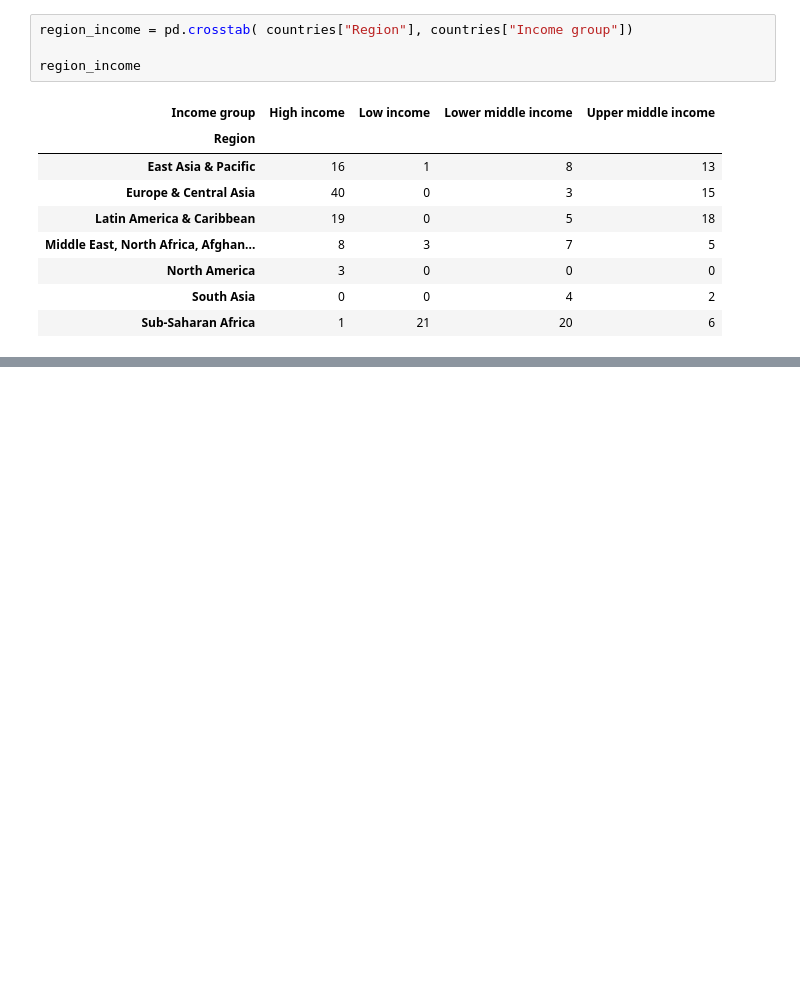
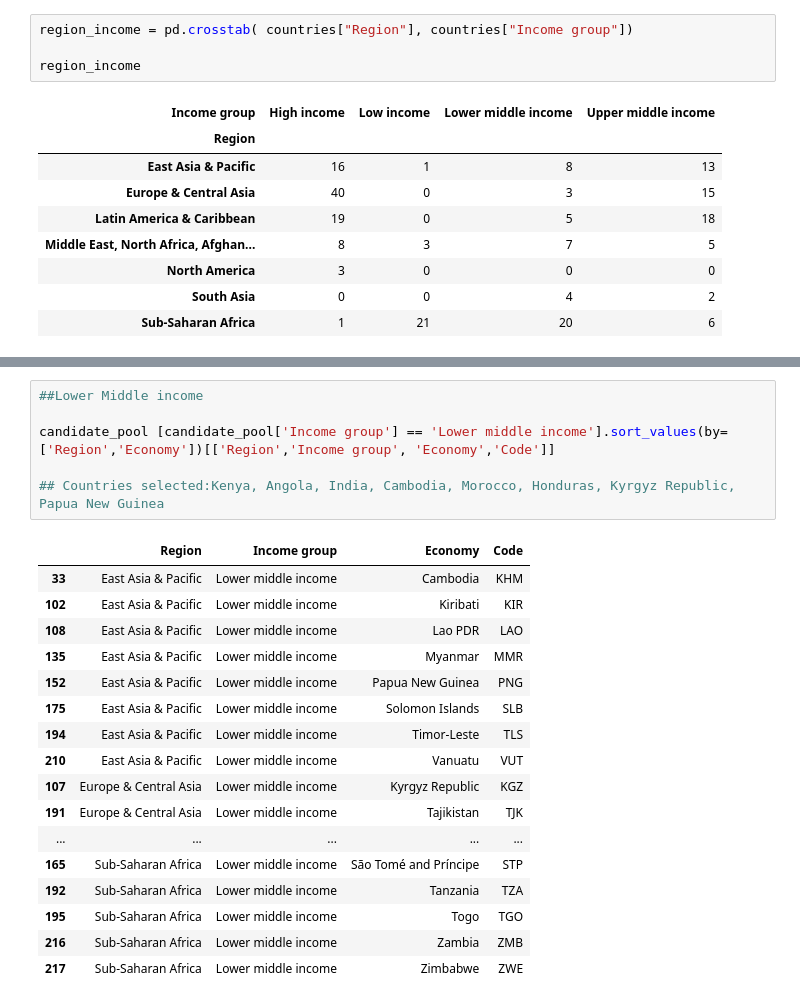
Before and after one commit to ajbunny/AI-Readiness-Governance-Capstone, a Jupyter notebook: notebooks/02_country_selection.ipynb, the cells around one changed output, grey strips where cells are left out. Cells and saved outputs as stored; diff of their text form; blank space fills up the shorter version.

```diff
--- a/notebooks/02_country_selection.ipynb
+++ b/notebooks/02_country_selection.ipynb
@@ -287,0 +389,24 @@ region_income
+# %%
+##Lower Middle income
+
+candidate_pool [candidate_pool['Income group'] == 'Lower middle income'].sort_values(by=['Region','Economy'])[['Region','Income group', 'Economy','Code']]
+
+## Countries selected:Kenya, Angola, India, Cambodia, Morocco, Honduras, Kyrgyz Republic, Papua New Guinea
+# %% [output]
+|  | Region | Income group | Economy | Code |
+| 33 | East Asia & Pacific | Lower middle income | Cambodia | KHM |
+| 102 | East Asia & Pacific | Lower middle income | Kiribati | KIR |
+| 108 | East Asia & Pacific | Lower middle income | Lao PDR | LAO |
+| 135 | East Asia & Pacific | Lower middle income | Myanmar | MMR |
+| 152 | East Asia & Pacific | Lower middle income | Papua New Guinea | PNG |
+| 175 | East Asia & Pacific | Lower middle income | Solomon Islands | SLB |
+| 194 | East Asia & Pacific | Lower middle income | Timor-Leste | TLS |
+| 210 | East Asia & Pacific | Lower middle income | Vanuatu | VUT |
+| 107 | Europe & Central Asia | Lower middle income | Kyrgyz Republic | KGZ |
+| 191 | Europe & Central Asia | Lower middle income | Tajikistan | TJK |
+| ... | ... | ... | ... | ... |
+| 165 | Sub-Saharan Africa | Lower middle income | São Tomé and Príncipe | STP |
+| 192 | Sub-Saharan Africa | Lower middle income | Tanzania | TZA |
+| 195 | Sub-Saharan Africa | Lower middle income | Togo | TGO |
+| 216 | Sub-Saharan Africa | Lower middle income | Zambia | ZMB |
+| 217 | Sub-Saharan Africa | Lower middle income | Zimbabwe | ZWE |
```
Also changed, not shown: parts of 12 cells of this notebook, 1 other file.
